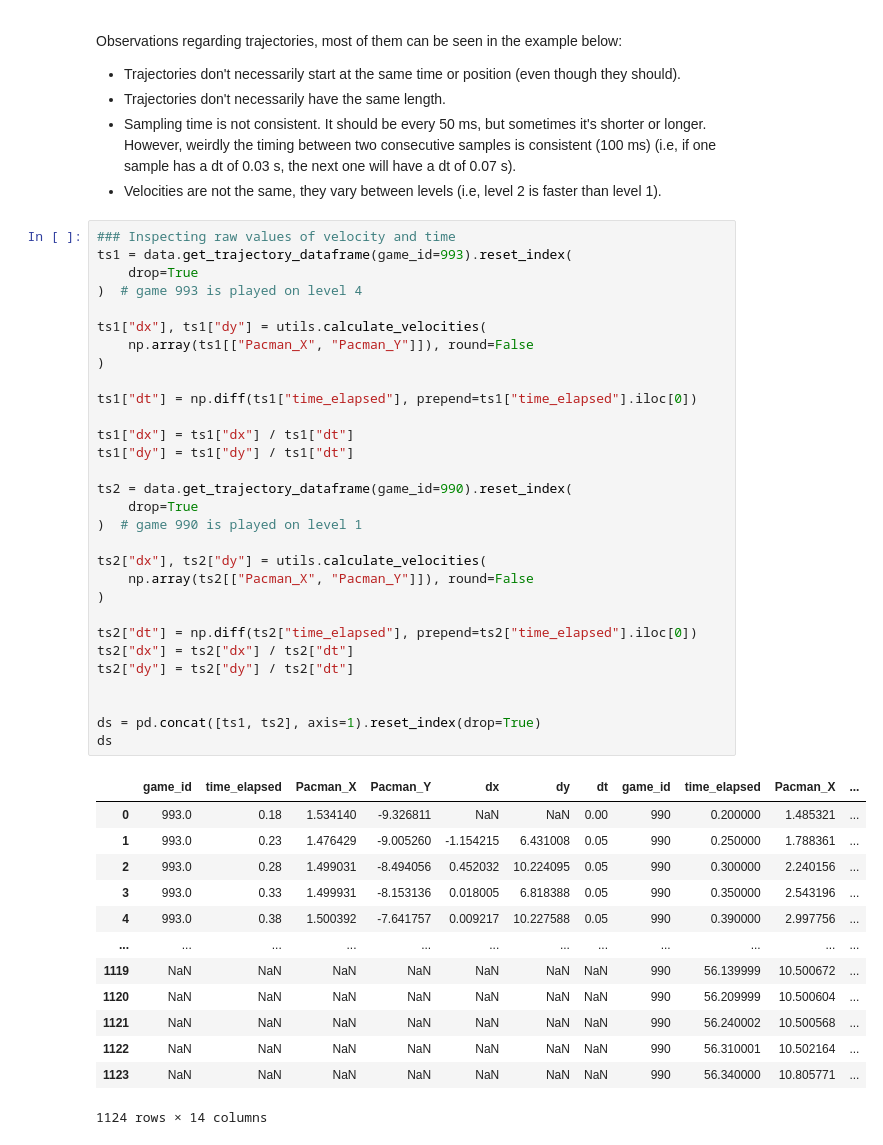
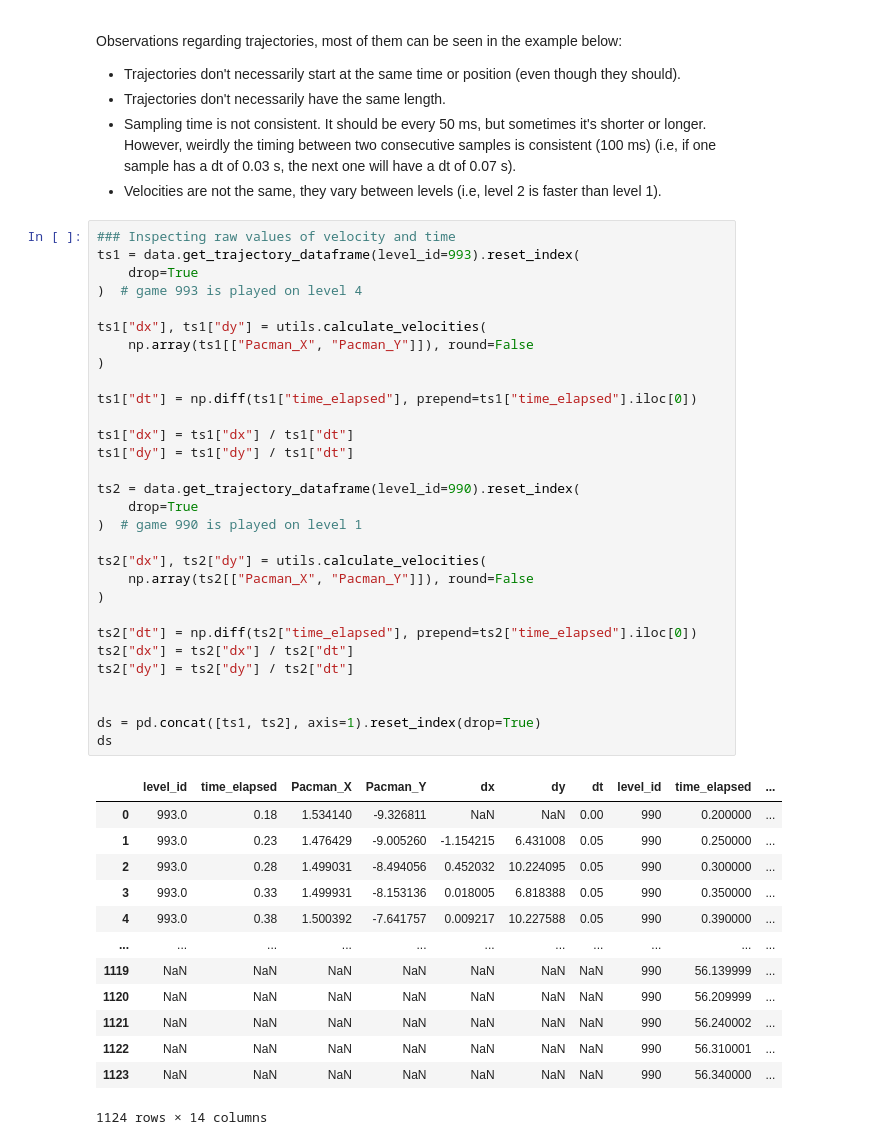
Before and after one commit to PipaFlores/encoder-pacman, a Jupyter notebook: notebooks/Trajectories_Preprocess.ipynb, the cells around one changed output. Cells and saved outputs as stored; diff of their text form.

```diff
--- a/notebooks/Trajectories_Preprocess.ipynb
+++ b/notebooks/Trajectories_Preprocess.ipynb
@@ -156,45 +169,45 @@ Observations regarding trajectories, most of them can be seen in the example bel
 - Velocities are not the same, they vary between levels (i.e, level 2 is faster than level 1).
 # %%
 ### Inspecting raw values of velocity and time
-ts1 = data.get_trajectory_dataframe(game_id=993).reset_index(
+ts1 = data.get_trajectory_dataframe(level_id=993).reset_index(
     drop=True
 )  # game 993 is played on level 4
 
 ts1["dx"], ts1["dy"] = utils.calculate_velocities(
     np.array(ts1[["Pacman_X", "Pacman_Y"]]), round=False
 )
 
 ts1["dt"] = np.diff(ts1["time_elapsed"], prepend=ts1["time_elapsed"].iloc[0])
 
 ts1["dx"] = ts1["dx"] / ts1["dt"]
 ts1["dy"] = ts1["dy"] / ts1["dt"]
 
-ts2 = data.get_trajectory_dataframe(game_id=990).reset_index(
+ts2 = data.get_trajectory_dataframe(level_id=990).reset_index(
     drop=True
 )  # game 990 is played on level 1
 
 ts2["dx"], ts2["dy"] = utils.calculate_velocities(
     np.array(ts2[["Pacman_X", "Pacman_Y"]]), round=False
 )
 
 ts2["dt"] = np.diff(ts2["time_elapsed"], prepend=ts2["time_elapsed"].iloc[0])
 ts2["dx"] = ts2["dx"] / ts2["dt"]
 ts2["dy"] = ts2["dy"] / ts2["dt"]
 
 
 ds = pd.concat([ts1, ts2], axis=1).reset_index(drop=True)
 ds
 # %% [output]
-|  | game_id | time_elapsed | Pacman_X | Pacman_Y | dx | dy | dt | game_id | time_elapsed | Pacman_X | ... |
-| 0 | 993.0 | 0.18 | 1.534140 | -9.326811 | NaN | NaN | 0.00 | 990 | 0.200000 | 1.485321 | ... |
-| 1 | 993.0 | 0.23 | 1.476429 | -9.005260 | -1.154215 | 6.431008 | 0.05 | 990 | 0.250000 | 1.788361 | ... |
-| 2 | 993.0 | 0.28 | 1.499031 | -8.494056 | 0.452032 | 10.224095 | 0.05 | 990 | 0.300000 | 2.240156 | ... |
-| 3 | 993.0 | 0.33 | 1.499931 | -8.153136 | 0.018005 | 6.818388 | 0.05 | 990 | 0.350000 | 2.543196 | ... |
-| 4 | 993.0 | 0.38 | 1.500392 | -7.641757 | 0.009217 | 10.227588 | 0.05 | 990 | 0.390000 | 2.997756 | ... |
-| ... | ... | ... | ... | ... | ... | ... | ... | ... | ... | ... | ... |
-| 1119 | NaN | NaN | NaN | NaN | NaN | NaN | NaN | 990 | 56.139999 | 10.500672 | ... |
-| 1120 | NaN | NaN | NaN | NaN | NaN | NaN | NaN | 990 | 56.209999 | 10.500604 | ... |
-| 1121 | NaN | NaN | NaN | NaN | NaN | NaN | NaN | 990 | 56.240002 | 10.500568 | ... |
-| 1122 | NaN | NaN | NaN | NaN | NaN | NaN | NaN | 990 | 56.310001 | 10.502164 | ... |
-| 1123 | NaN | NaN | NaN | NaN | NaN | NaN | NaN | 990 | 56.340000 | 10.805771 | ... |
+|  | level_id | time_elapsed | Pacman_X | Pacman_Y | dx | dy | dt | level_id | time_elapsed | ... |
+| 0 | 993.0 | 0.18 | 1.534140 | -9.326811 | NaN | NaN | 0.00 | 990 | 0.200000 | ... |
+| 1 | 993.0 | 0.23 | 1.476429 | -9.005260 | -1.154215 | 6.431008 | 0.05 | 990 | 0.250000 | ... |
+| 2 | 993.0 | 0.28 | 1.499031 | -8.494056 | 0.452032 | 10.224095 | 0.05 | 990 | 0.300000 | ... |
+| 3 | 993.0 | 0.33 | 1.499931 | -8.153136 | 0.018005 | 6.818388 | 0.05 | 990 | 0.350000 | ... |
+| 4 | 993.0 | 0.38 | 1.500392 | -7.641757 | 0.009217 | 10.227588 | 0.05 | 990 | 0.390000 | ... |
+| ... | ... | ... | ... | ... | ... | ... | ... | ... | ... | ... |
+| 1119 | NaN | NaN | NaN | NaN | NaN | NaN | NaN | 990 | 56.139999 | ... |
+| 1120 | NaN | NaN | NaN | NaN | NaN | NaN | NaN | 990 | 56.209999 | ... |
+| 1121 | NaN | NaN | NaN | NaN | NaN | NaN | NaN | 990 | 56.240002 | ... |
+| 1122 | NaN | NaN | NaN | NaN | NaN | NaN | NaN | 990 | 56.310001 | ... |
+| 1123 | NaN | NaN | NaN | NaN | NaN | NaN | NaN | 990 | 56.340000 | ... |
 1124 rows × 14 columns
```
Also changed, not shown: parts of 9 cells of this notebook, 4 other files.
